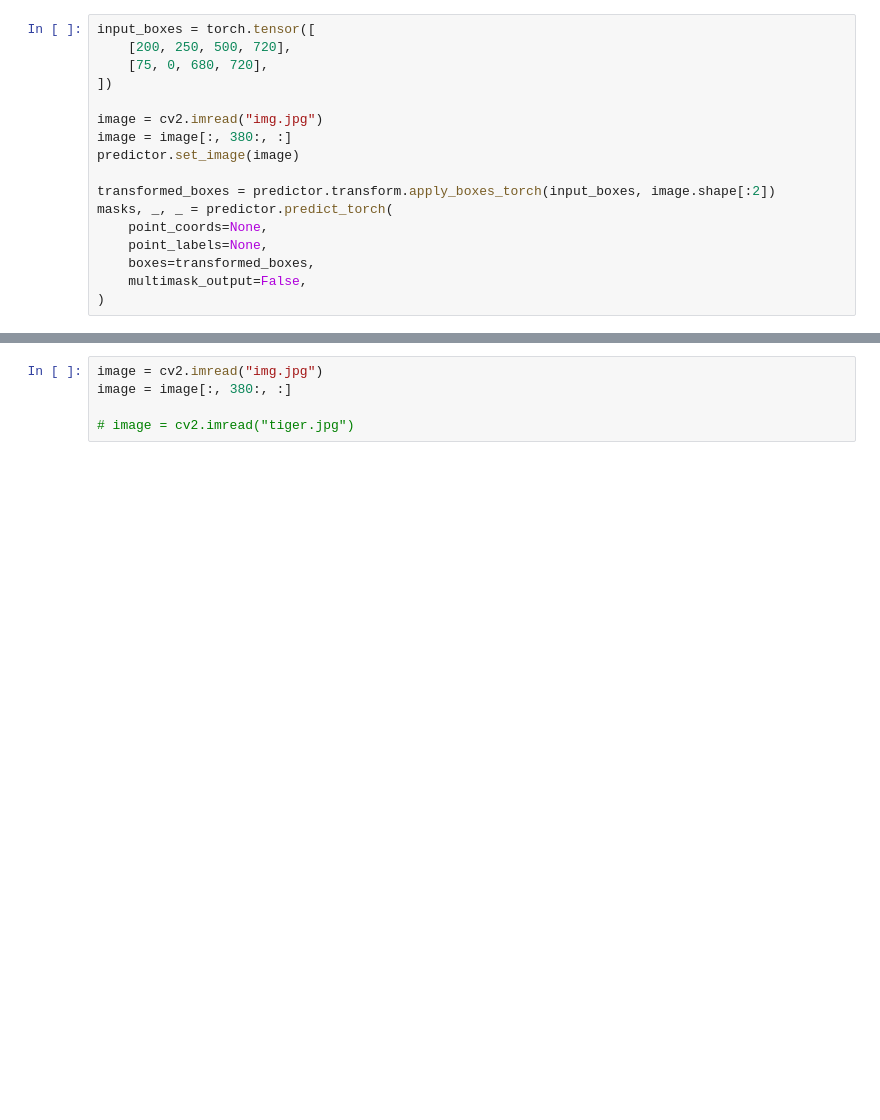
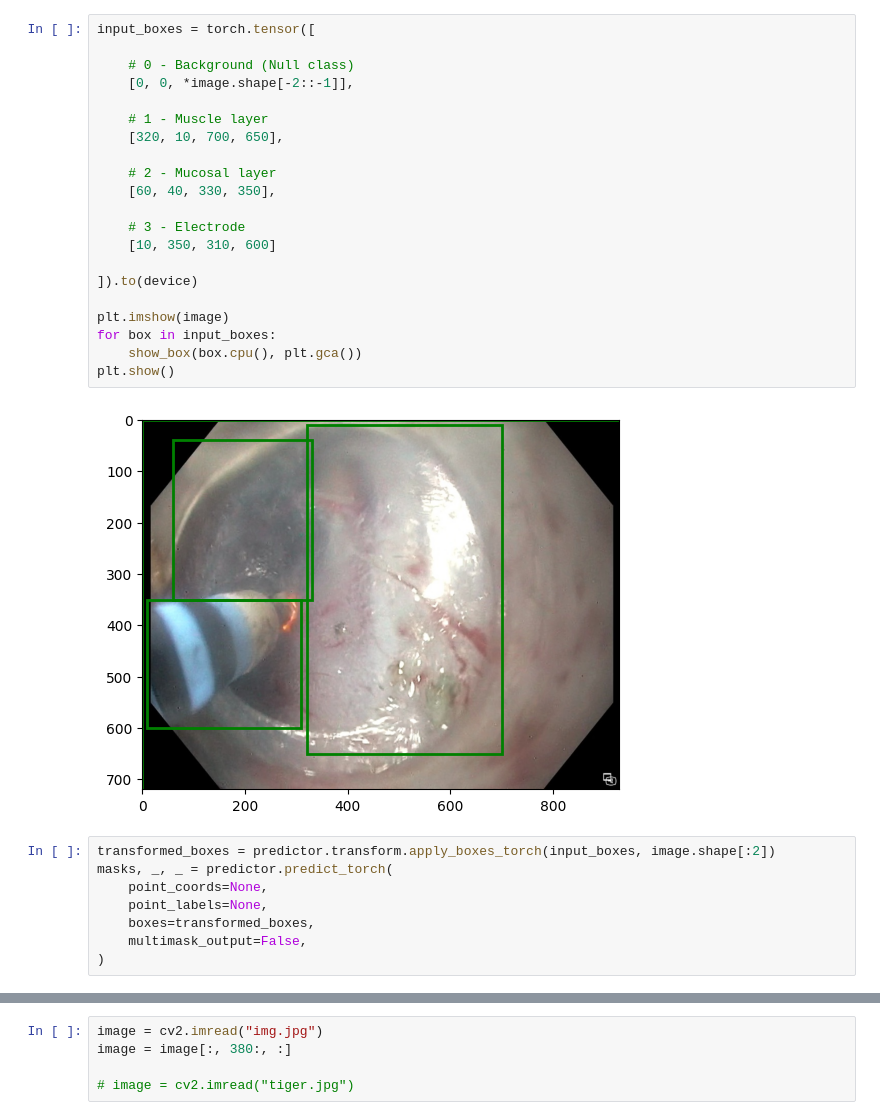
Before and after one commit to NamanChhibbar/BM5020-Project, a Jupyter notebook: annotation.ipynb, the cells around one changed output, grey strips where cells are left out. Saved outputs shown, nothing was run; the diff lists cells and outputs as text; blank space fills up the shorter version.

```diff
--- a/annotation.ipynb
+++ b/annotation.ipynb
@@ -33,13 +54,27 @@ predictor = SamPredictor(sam)
+# %%
+input_boxes = torch.tensor([
+
+    # 0 - Background (Null class)
+    [0, 0, *image.shape[-2::-1]],
+
+    # 1 - Muscle layer
+    [320, 10, 700, 650],
+
+    # 2 - Mucosal layer
+    [60, 40, 330, 350],
+
+    # 3 - Electrode
+    [10, 350, 310, 600]
+
+]).to(device)
+
+plt.imshow(image)
+for box in input_boxes:
+    show_box(box.cpu(), plt.gca())
+plt.show()
+# %% [output]
+[figure, added]
 # %%
-input_boxes = torch.tensor([
-    [200, 250, 500, 720],
-    [75, 0, 680, 720],
-])
-
-image = cv2.imread("img.jpg")
-image = image[:, 380:, :]
-predictor.set_image(image)
-
 transformed_boxes = predictor.transform.apply_boxes_torch(input_boxes, image.shape[:2])
 masks, _, _ = predictor.predict_torch(
     point_coords=None,
```
Also changed, not shown: parts of 12 cells of this notebook, 1 other file.
